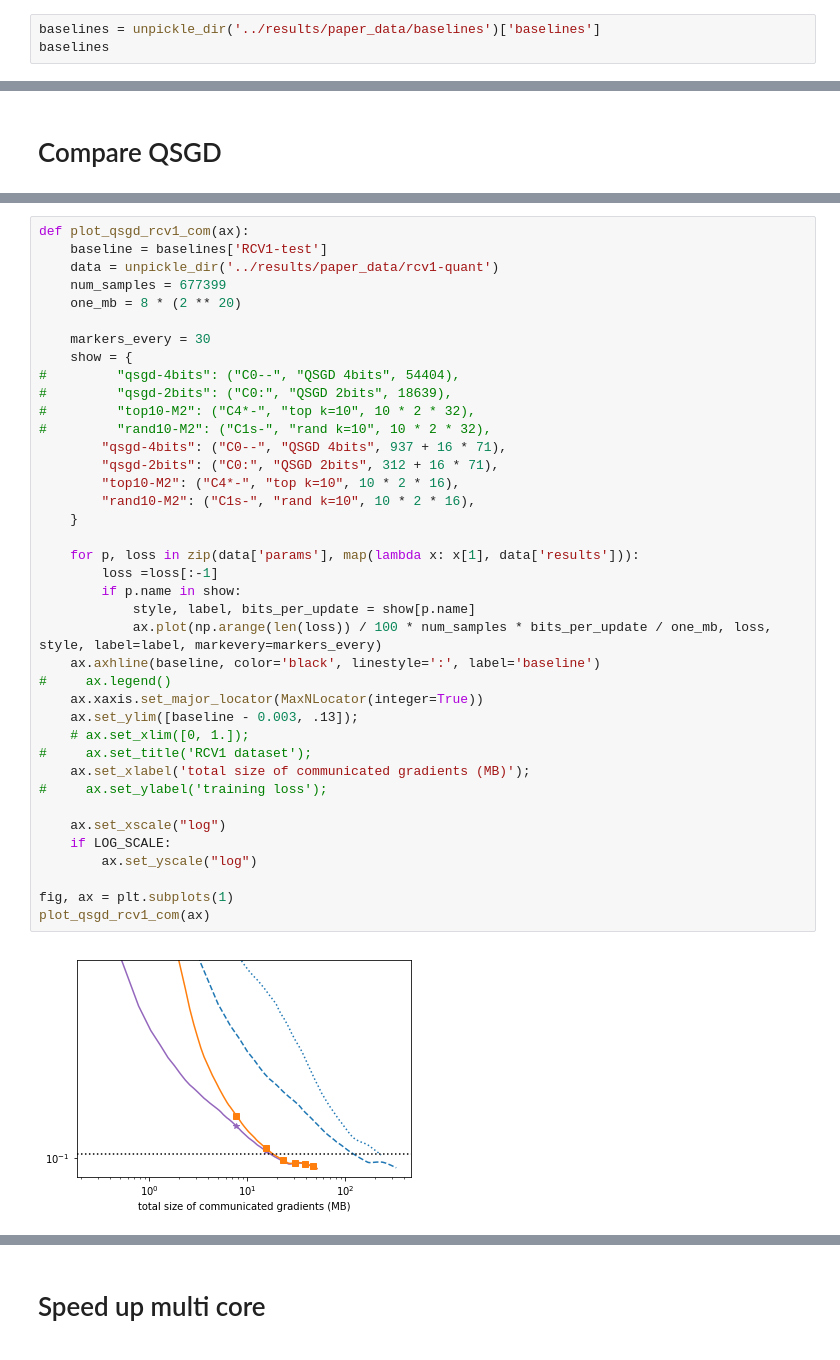
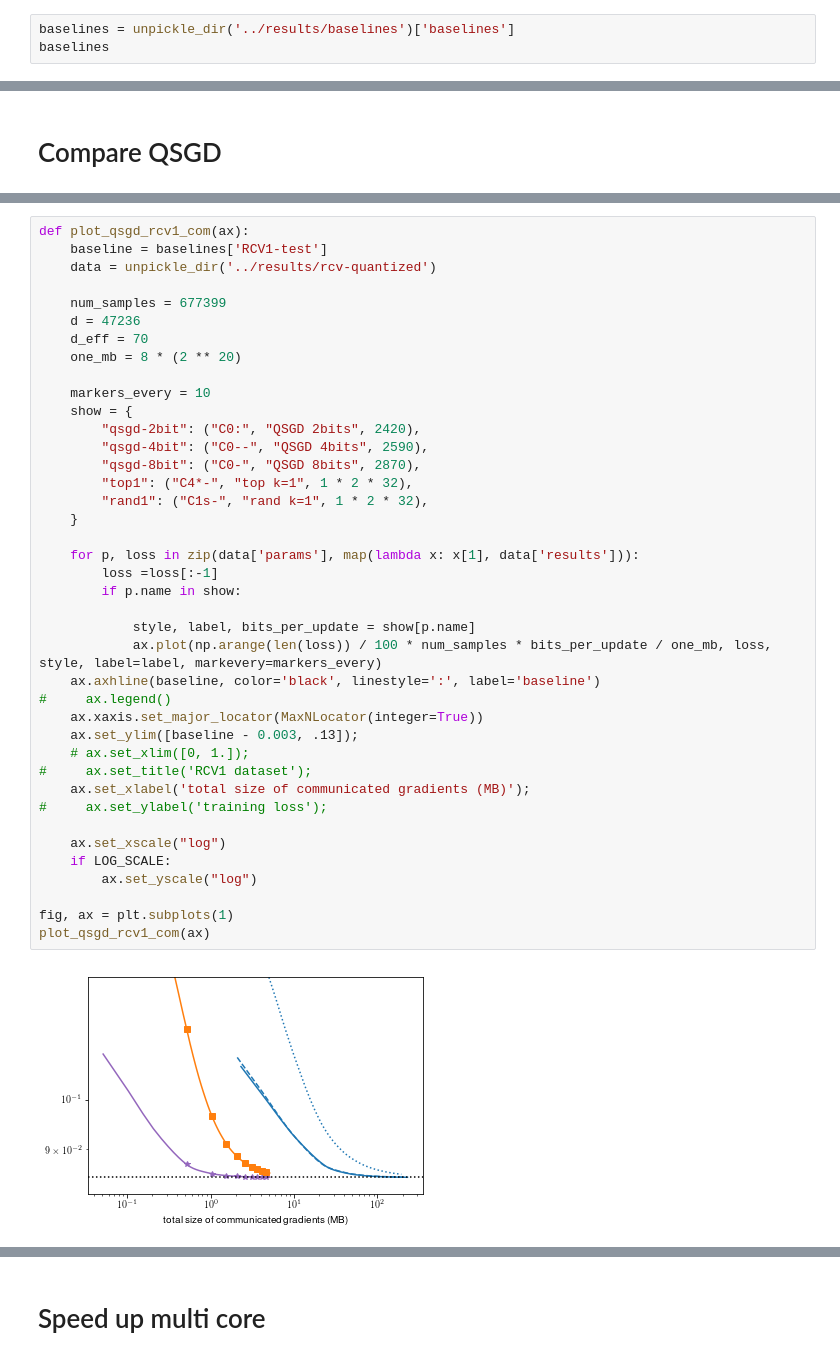
Before and after one commit to epfml/sparsifiedSGD, a Jupyter notebook: notebooks/plots.ipynb, the cells around one changed output, grey strips where cells are left out. Cells and saved outputs as stored; diff of their text form.

Commit message:
Clean notebooks, results and figures

```diff
--- a/notebooks/plots.ipynb
+++ b/notebooks/plots.ipynb
@@ -24,4 +29,4 @@ The autoreload extension is already loaded. To reload it, use:
 # %%
-baselines = unpickle_dir('../results/paper_data/baselines')['baselines']
+baselines = unpickle_dir('../results/baselines')['baselines']
 baselines
 # %% [output]
@@ -204,41 +241,42 @@ plot_qsgd_epsilon_com(ax)
 # %%
 def plot_qsgd_rcv1_com(ax):
     baseline = baselines['RCV1-test']
-    data = unpickle_dir('../results/paper_data/rcv1-quant')
+    data = unpickle_dir('../results/rcv-quantized')
+
     num_samples = 677399
+    d = 47236
+    d_eff = 70
     one_mb = 8 * (2 ** 20)
 
-    markers_every = 30
+    markers_every = 10
     show = {
-#         "qsgd-4bits": ("C0--", "QSGD 4bits", 54404),
-#         "qsgd-2bits": ("C0:", "QSGD 2bits", 18639),
-#         "top10-M2": ("C4*-", "top k=10", 10 * 2 * 32),
-#         "rand10-M2": ("C1s-", "rand k=10", 10 * 2 * 32),
-        "qsgd-4bits": ("C0--", "QSGD 4bits", 937 + 16 * 71),
-        "qsgd-2bits": ("C0:", "QSGD 2bits", 312 + 16 * 71),
-        "top10-M2": ("C4*-", "top k=10", 10 * 2 * 16),
-        "rand10-M2": ("C1s-", "rand k=10", 10 * 2 * 16),
+        "qsgd-2bit": ("C0:", "QSGD 2bits", 2420),
+        "qsgd-4bit": ("C0--", "QSGD 4bits", 2590),
+        "qsgd-8bit": ("C0-", "QSGD 8bits", 2870),
+        "top1": ("C4*-", "top k=1", 1 * 2 * 32),
+        "rand1": ("C1s-", "rand k=1", 1 * 2 * 32),
     }
 
     for p, loss in zip(data['params'], map(lambda x: x[1], data['results'])):
         loss =loss[:-1]
         if p.name in show:
+
             style, label, bits_per_update = show[p.name]
             ax.plot(np.arange(len(loss)) / 100 * num_samples * bits_per_update / one_mb, loss, style, label=label, markevery=markers_every)
     ax.axhline(baseline, color='black', linestyle=':', label='baseline')
 #     ax.legend()
     ax.xaxis.set_major_locator(MaxNLocator(integer=True))
     ax.set_ylim([baseline - 0.003, .13]);
     # ax.set_xlim([0, 1.]);
 #     ax.set_title('RCV1 dataset');
     ax.set_xlabel('total size of communicated gradients (MB)');
 #     ax.set_ylabel('training loss');
 
     ax.set_xscale("log")
     if LOG_SCALE:
         ax.set_yscale("log")
 
 fig, ax = plt.subplots(1)
 plot_qsgd_rcv1_com(ax)
 # %% [output]
-[figure, old version]
+[figure, new version]
```
Also changed, not shown: parts of 13 cells of this notebook, 31 other files.
